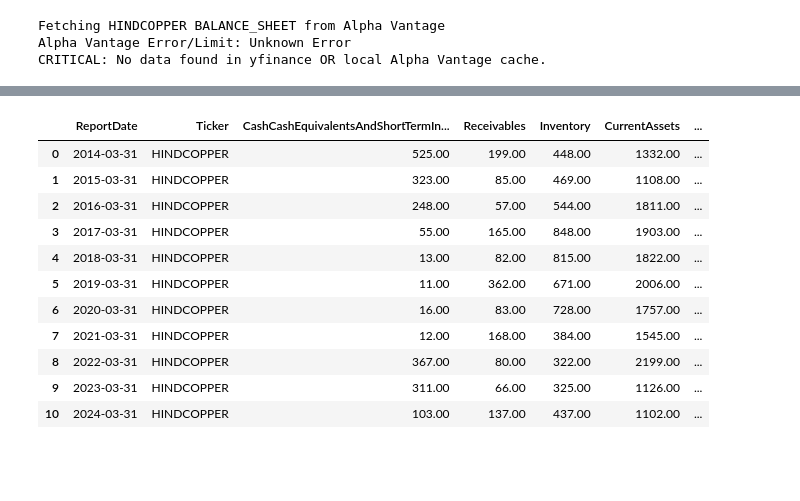
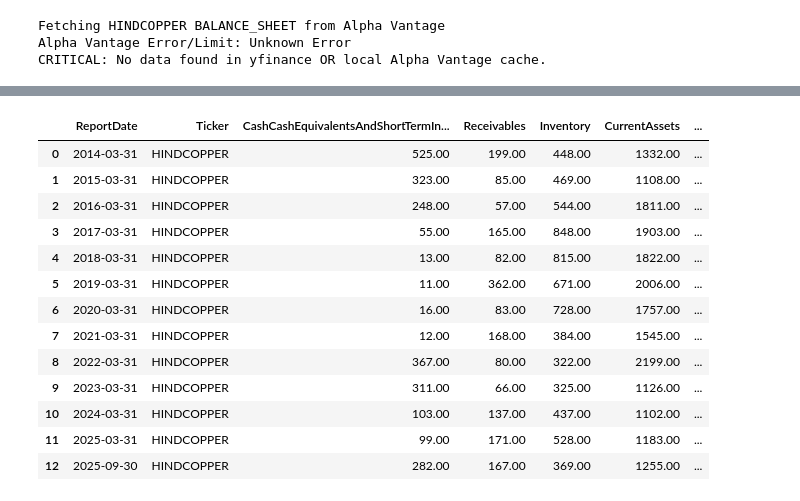
Before and after one commit to ashishmaharana188/financial_ETL_project, a Jupyter notebook: statementScrape.ipynb, the cells around one changed output, grey strips where cells are left out. Drawn from its saved outputs; the diff is of its cells as text; code cells hidden in the pictures; blank space fills up the shorter version.

```diff
--- a/statementScrape.ipynb
+++ b/statementScrape.ipynb
@@ -1136,12 +1136,24 @@ def apply_balance_sheet_fallbacks(df, target_columns):
 
     #Inventory
     if df.loc['Inventory'].isna().any():
-        calc_inv = -0
+        calc_inv = df.loc['CurrentAssets'] - (df.loc['CashCashEquivalentsAndShortTermInvestments'].fillna(0) +
+                                              df.loc['Receivables'].fillna(0) +
+                                              df.loc['LoansNAdvances'].fillna(0) +
+                                              df.loc['OtherAssetItems'].fillna(0))
+        df.loc['Inventory'] = df.loc['Inventory'].fillna(calc_inv)
 
     # Total Non-Current Assets Fallback
     if df.loc['TotalNonCurrentAssets'].isna().any():
         calc_nca = df.loc['TotalAssets'] - df.loc['CurrentAssets']
         df.loc['TotalNonCurrentAssets'] = df.loc['TotalNonCurrentAssets'].fillna(calc_nca)
+
+    # PPE Math
+    if df.loc['NetPPE'].isna().any():
+        df.loc['NetPPE'] = df.loc['NetPPE'].fillna(df.loc['GrossPPE'] - df.loc['AccumulatedDepreciation'].fillna(0))
+
+    if df.loc['GrossPPE'].isna().any():
+        df.loc['GrossPPE'] = df.loc['GrossPPE'].fillna(df.loc['NetPPE'] + df.loc['AccumulatedDepreciation'].fillna(0))
+
 
     # LIABILITIES
     # Payables & Accrued Expenses Fallback
@@ -1219,20 +1211,4 @@ def apply_balance_sheet_fallbacks(df, target_columns):
 # %%
-if use_yfinance and alpha_vantage:
-  dfBalanceSheetQ = to_pascal_case(dfBalanceSheetQ)
-  dfBalanceSheetY = to_pascal_case(dfBalanceSheetY)
-
-  dfBalanceSheetQ = standardize_dataframe_labels(dfBalanceSheetQ)
-  dfBalanceSheetY = standardize_dataframe_labels(dfBalanceSheetY)
-
-  dfBalanceSheetQ = clean_financial_dataframe(dfBalanceSheetQ)
-  dfBalanceSheetY = clean_financial_dataframe(dfBalanceSheetY)
-
-else:
-
-  dfBalanceSheetY = to_pascal_case(dfBalanceSheetY)
-  dfBalanceSheetY = standardize_dataframe_labels(dfBalanceSheetY)
-  dfBalanceSheetY = clean_financial_dataframe(dfBalanceSheetY)
-
 bs_keys_to_fetch = ittelson_balance_sheet_columns + [
     'CashEquivalents', 'Investments', 'LoansNAdvances', 'OtherAssetItems',
     'TradePayables', 'AdvanceFromCustomers', 'ShortTermBorrowings', 'LeaseLiabilities',
@@ -1247,33 +1223,35 @@ if alpha_vantage:
 elif use_yfinance:
 
   df_normalize_BQ = map_statement_via_dictionary(dfBalanceSheetY, normalized_bs_synonym_map, bs_keys_to_fetch)
   df_normalize_BY = map_statement_via_dictionary(dfBalanceSheetY, normalized_bs_synonym_map, bs_keys_to_fetch)
 
   dfBalanceSheetQ_calc = apply_balance_sheet_fallbacks(df_normalize_BQ, ittelson_balance_sheet_columns)
   clean_quarterly_balance_sheet = format_statement_for_db(dfBalanceSheetQ_calc, ittelson_balance_sheet_columns,tickerName.ticker, transpose=True)
 
   dfBalanceSheetY_calc = apply_balance_sheet_fallbacks(df_normalize_BY, ittelson_balance_sheet_columns)
   clean_yearly_balance_sheet = format_statement_for_db(dfBalanceSheetY_calc, ittelson_balance_sheet_columns,tickerName.ticker, transpose=True)
 
   display(clean_quarterly_balance_sheet)
   display(clean_yearly_balance_sheet)
 
 else:
 
-  df_normalize_BY = map_statement_via_dictionary(dfBalanceSheetY, normalized_bs_synonym_map, bs_keys_to_fetch).iloc[:,:-1]
-  dfBalanceSheetY = apply_balance_sheet_fallbacks(df_normalize_BY, ittelson_balance_sheet_columns)
-  clean_yearly_balance_sheet = format_statement_for_db(dfBalanceSheetY, ittelson_balance_sheet_columns, tickerName.ticker, transpose=True)
+  df_normalize_BY = map_statement_via_dictionary(dfBalanceSheetY, normalized_bs_synonym_map, bs_keys_to_fetch)
+  dfBalanceSheetY_calc = apply_balance_sheet_fallbacks(df_normalize_BY, ittelson_balance_sheet_columns)
+  clean_yearly_balance_sheet = format_statement_for_db(dfBalanceSheetY_calc, ittelson_balance_sheet_columns, tickerName.ticker, transpose=True)
   display(clean_yearly_balance_sheet)
 # %% [output]
 |  | ReportDate | Ticker | CashCashEquivalentsAndShortTermIn... | Receivables | Inventory | CurrentAssets | ... |
 | 0 | 2014-03-31 | HINDCOPPER | 525.00 | 199.00 | 448.00 | 1332.00 | ... |
 | 1 | 2015-03-31 | HINDCOPPER | 323.00 | 85.00 | 469.00 | 1108.00 | ... |
 | 2 | 2016-03-31 | HINDCOPPER | 248.00 | 57.00 | 544.00 | 1811.00 | ... |
 | 3 | 2017-03-31 | HINDCOPPER | 55.00 | 165.00 | 848.00 | 1903.00 | ... |
 | 4 | 2018-03-31 | HINDCOPPER | 13.00 | 82.00 | 815.00 | 1822.00 | ... |
 | 5 | 2019-03-31 | HINDCOPPER | 11.00 | 362.00 | 671.00 | 2006.00 | ... |
 | 6 | 2020-03-31 | HINDCOPPER | 16.00 | 83.00 | 728.00 | 1757.00 | ... |
 | 7 | 2021-03-31 | HINDCOPPER | 12.00 | 168.00 | 384.00 | 1545.00 | ... |
 | 8 | 2022-03-31 | HINDCOPPER | 367.00 | 80.00 | 322.00 | 2199.00 | ... |
 | 9 | 2023-03-31 | HINDCOPPER | 311.00 | 66.00 | 325.00 | 1126.00 | ... |
 | 10 | 2024-03-31 | HINDCOPPER | 103.00 | 137.00 | 437.00 | 1102.00 | ... |
+| 11 | 2025-03-31 | HINDCOPPER | 99.00 | 171.00 | 528.00 | 1183.00 | ... |
+| 12 | 2025-09-30 | HINDCOPPER | 282.00 | 167.00 | 369.00 | 1255.00 | ... |
```
Also changed, not shown: parts of 2 cells of this notebook.
